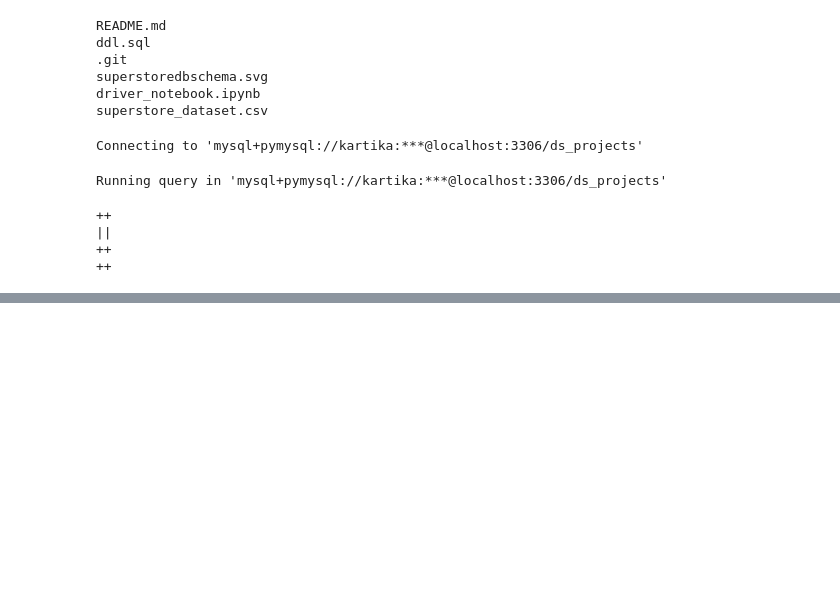
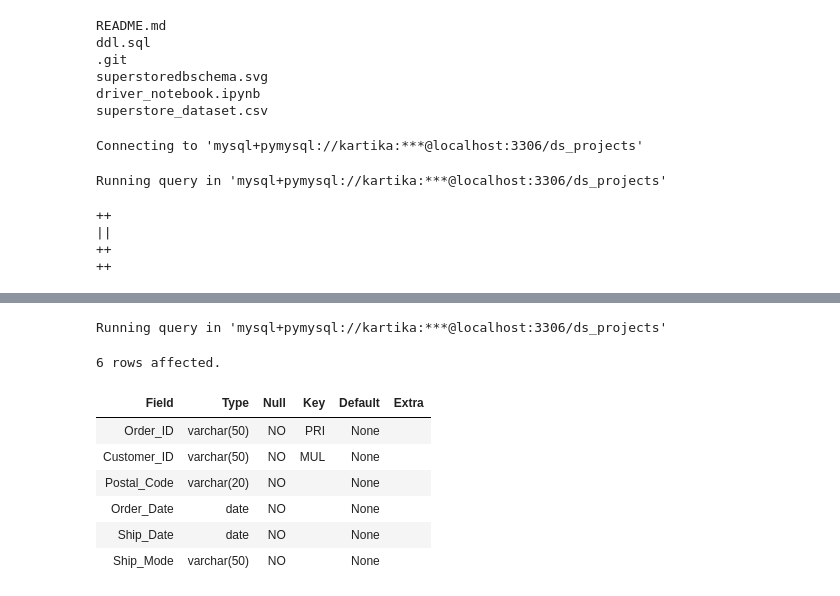
Before and after one commit to Kartika-Nidhi/SQL_Datasets, a Jupyter notebook: driver_notebook.ipynb, the cells around one changed output, grey strips where cells are left out. Saved outputs shown, nothing was run; the diff lists cells and outputs as text; code cells hidden in the pictures; blank space fills up the shorter version.

Commit message:
table inspection completed

```diff
--- a/driver_notebook.ipynb
+++ b/driver_notebook.ipynb
@@ -127,0 +142,14 @@ df = pd.read_csv('superstore_dataset.csv', encoding = 'ISO-8859-1')
+# %%
+%%sql
+
+DESCRIBE fact_orders;
+# %% [output]
+Running query in 'mysql+pymysql://kartika:***@localhost:3306/ds_projects'
+6 rows affected.
+| Field | Type | Null | Key | Default | Extra |
+| Order_ID | varchar(50) | NO | PRI | None |  |
+| Customer_ID | varchar(50) | NO | MUL | None |  |
+| Postal_Code | varchar(20) | NO |  | None |  |
+| Order_Date | date | NO |  | None |  |
+| Ship_Date | date | NO |  | None |  |
+| Ship_Mode | varchar(50) | NO |  | None |  |
```
Also changed, not shown: parts of 2 cells of this notebook, 2 other files.
